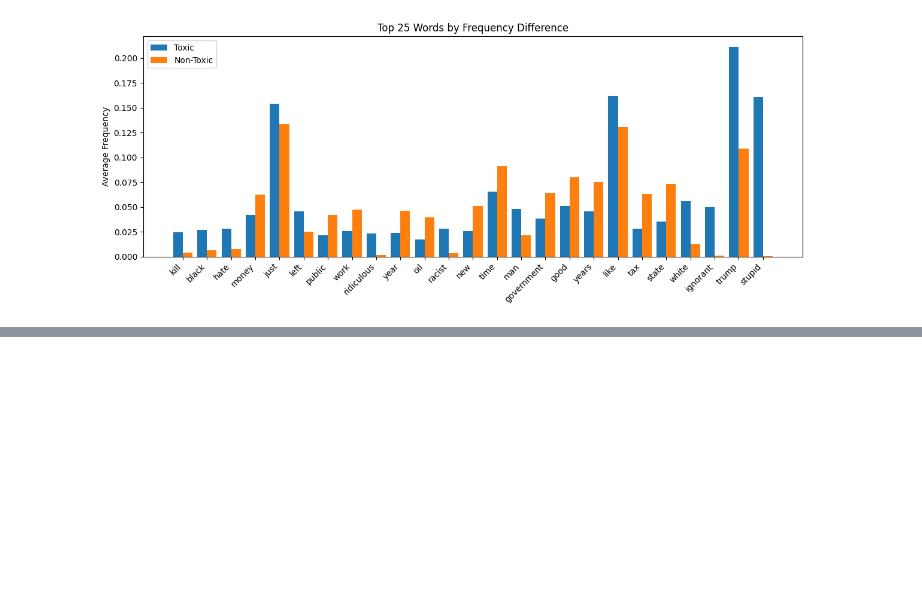
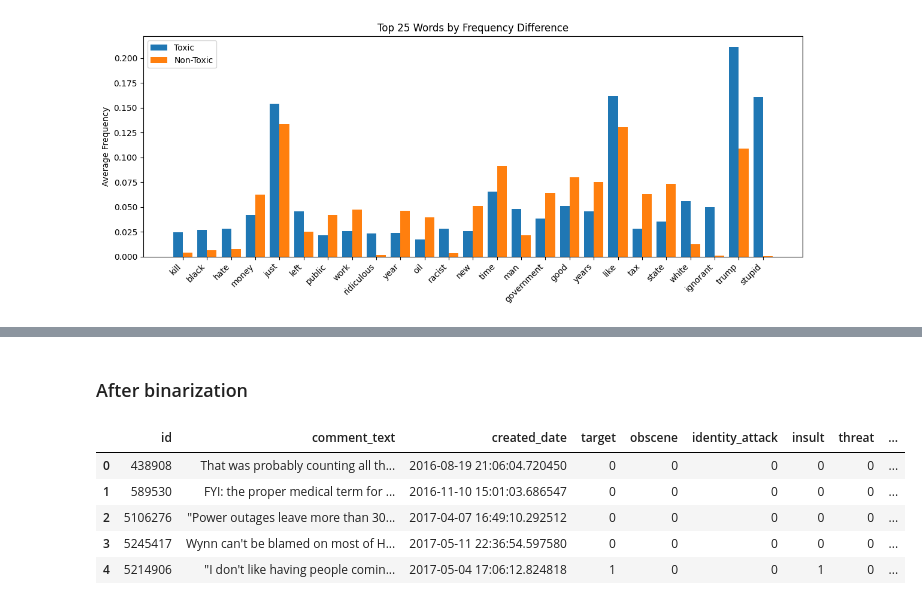
Before and after one commit to Hubizon/abuse-detection, a Jupyter notebook: notebooks/01_eda.ipynb, the cells around one changed output, grey strips where cells are left out. Cells and saved outputs as stored; diff of their text form; code cells hidden in the pictures; blank space fills up the shorter version.

```diff
--- a/notebooks/01_eda.ipynb
+++ b/notebooks/01_eda.ipynb
@@ -494,0 +582,2 @@ plt.show()
+# %% [markdown]
+### After binarization
@@ -494,0 +587,9 @@ plt.show()
+# %%
+df_binarized.head()
+# %% [output]
+|  | id | comment_text | created_date | target | obscene | identity_attack | insult | threat | ... |
+| 0 | 438908 | That was probably counting all th... | 2016-08-19 21:06:04.720450 | 0 | 0 | 0 | 0 | 0 | ... |
+| 1 | 589530 | FYI: the proper medical term for ... | 2016-11-10 15:01:03.686547 | 0 | 0 | 0 | 0 | 0 | ... |
+| 2 | 5106276 | "Power outages leave more than 30... | 2017-04-07 16:49:10.292512 | 0 | 0 | 0 | 0 | 0 | ... |
+| 3 | 5245417 | Wynn can't be blamed on most of H... | 2017-05-11 22:36:54.597580 | 0 | 0 | 0 | 0 | 0 | ... |
+| 4 | 5214906 | "I don't like having people comin... | 2017-05-04 17:06:12.824818 | 1 | 0 | 0 | 1 | 0 | ... |
```
Also changed, not shown: parts of 14 cells of this notebook, 11 other files.
